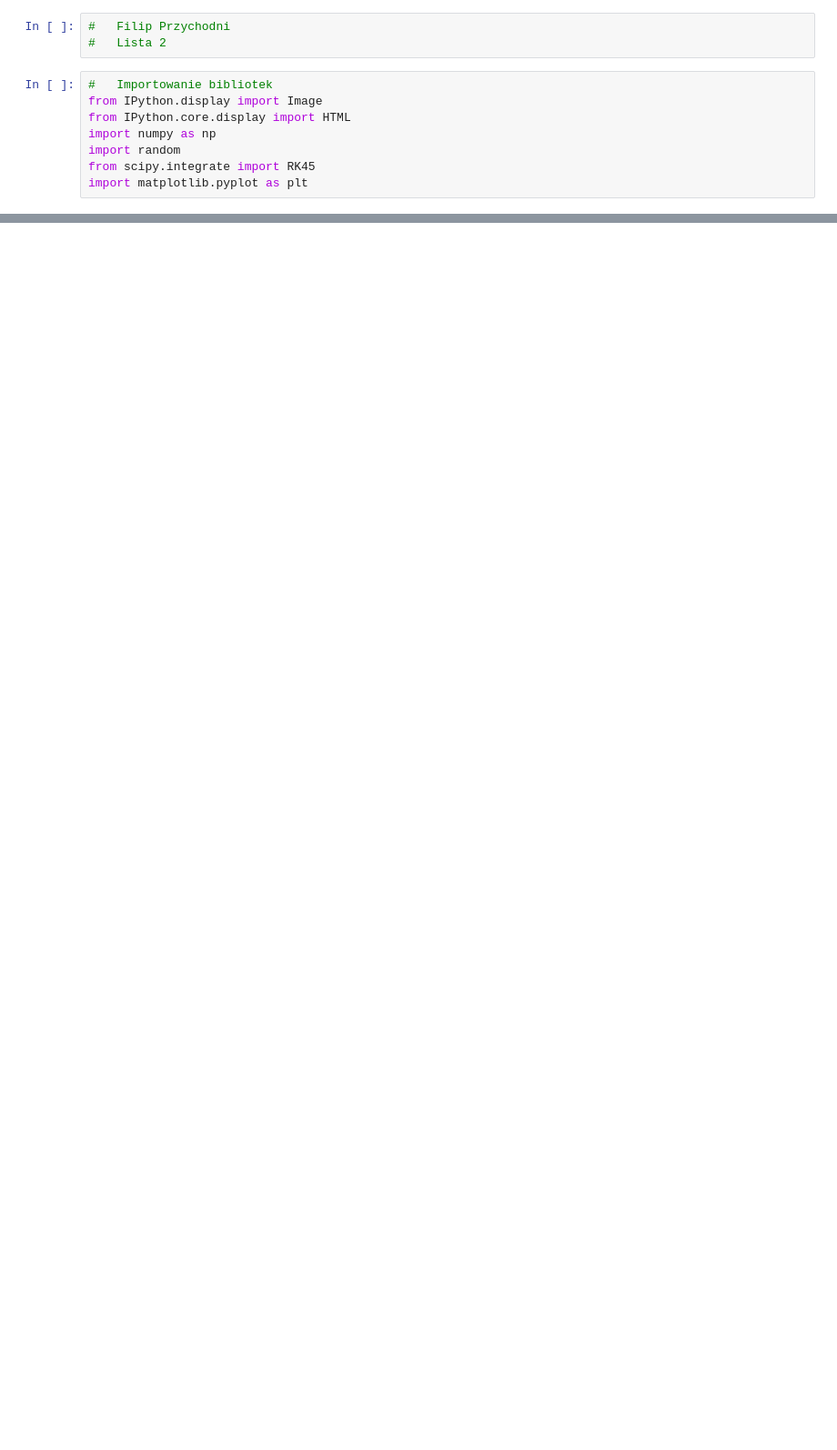
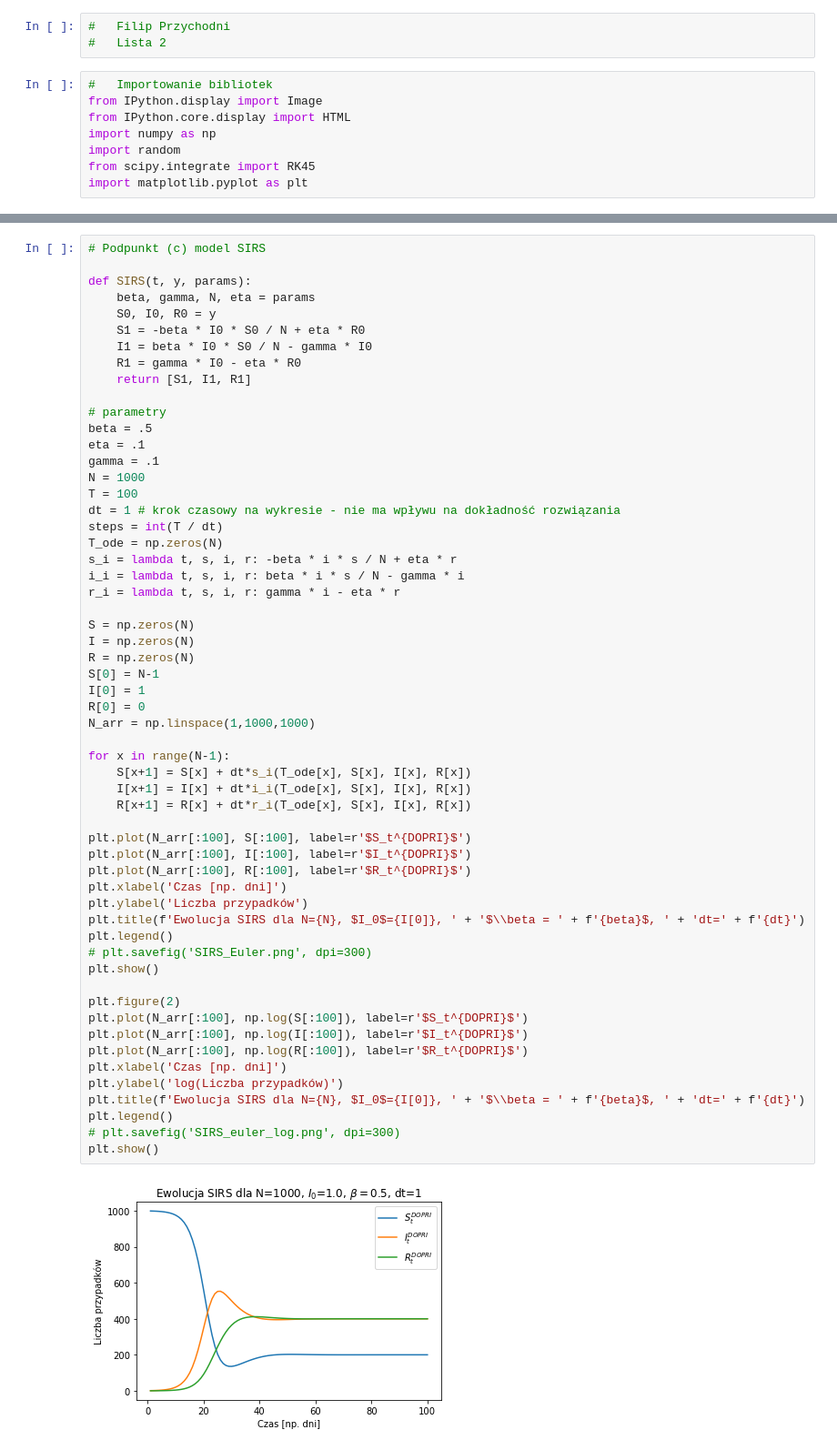
Before and after one commit to VGFP/Stochastic-modeling, a Jupyter notebook: List2.ipynb, the cells around one changed output, grey strips where cells are left out. Shown at 91% size. Drawn from its saved outputs; the diff is of its cells as text; blank space fills up the shorter version.

```diff
--- a/List2.ipynb
+++ b/List2.ipynb
@@ -247,0 +818,59 @@ plt.show()
+# %%
+# Podpunkt (c) model SIRS
+
+def SIRS(t, y, params):
+    beta, gamma, N, eta = params
+    S0, I0, R0 = y
+    S1 = -beta * I0 * S0 / N + eta * R0
+    I1 = beta * I0 * S0 / N - gamma * I0
+    R1 = gamma * I0 - eta * R0
+    return [S1, I1, R1]
+
+# parametry
+beta = .5
+eta = .1
+gamma = .1
+N = 1000
+T = 100
+dt = 1 # krok czasowy na wykresie - nie ma wpływu na dokładność rozwiązania
+steps = int(T / dt)
+T_ode = np.zeros(N)
+s_i = lambda t, s, i, r: -beta * i * s / N + eta * r
+i_i = lambda t, s, i, r: beta * i * s / N - gamma * i
+r_i = lambda t, s, i, r: gamma * i - eta * r
+
+S = np.zeros(N)
+I = np.zeros(N)
+R = np.zeros(N)
+S[0] = N-1
+I[0] = 1
+R[0] = 0
+N_arr = np.linspace(1,1000,1000)
+
+for x in range(N-1):
+    S[x+1] = S[x] + dt*s_i(T_ode[x], S[x], I[x], R[x])
+    I[x+1] = I[x] + dt*i_i(T_ode[x], S[x], I[x], R[x])
+    R[x+1] = R[x] + dt*r_i(T_ode[x], S[x], I[x], R[x])
+
+plt.plot(N_arr[:100], S[:100], label=r'$S_t^{DOPRI}$')
+plt.plot(N_arr[:100], I[:100], label=r'$I_t^{DOPRI}$')
+plt.plot(N_arr[:100], R[:100], label=r'$R_t^{DOPRI}$')
+plt.xlabel('Czas [np. dni]')
+plt.ylabel('Liczba przypadków')
+plt.title(f'Ewolucja SIRS dla N={N}, $I_0$={I[0]}, ' + '$\\beta = ' + f'{beta}$, ' + 'dt=' + f'{dt}')
+plt.legend()
+# plt.savefig('SIRS_Euler.png', dpi=300)
+plt.show()
+
+plt.figure(2)
+plt.plot(N_arr[:100], np.log(S[:100]), label=r'$S_t^{DOPRI}$')
+plt.plot(N_arr[:100], np.log(I[:100]), label=r'$I_t^{DOPRI}$')
+plt.plot(N_arr[:100], np.log(R[:100]), label=r'$R_t^{DOPRI}$')
+plt.xlabel('Czas [np. dni]')
+plt.ylabel('log(Liczba przypadków)')
+plt.title(f'Ewolucja SIRS dla N={N}, $I_0$={I[0]}, ' + '$\\beta = ' + f'{beta}$, ' + 'dt=' + f'{dt}')
+plt.legend()
+# plt.savefig('SIRS_euler_log.png', dpi=300)
+plt.show()
+# %% [output]
+[figure, added]
```
Also changed, not shown: parts of 30 cells of this notebook.
